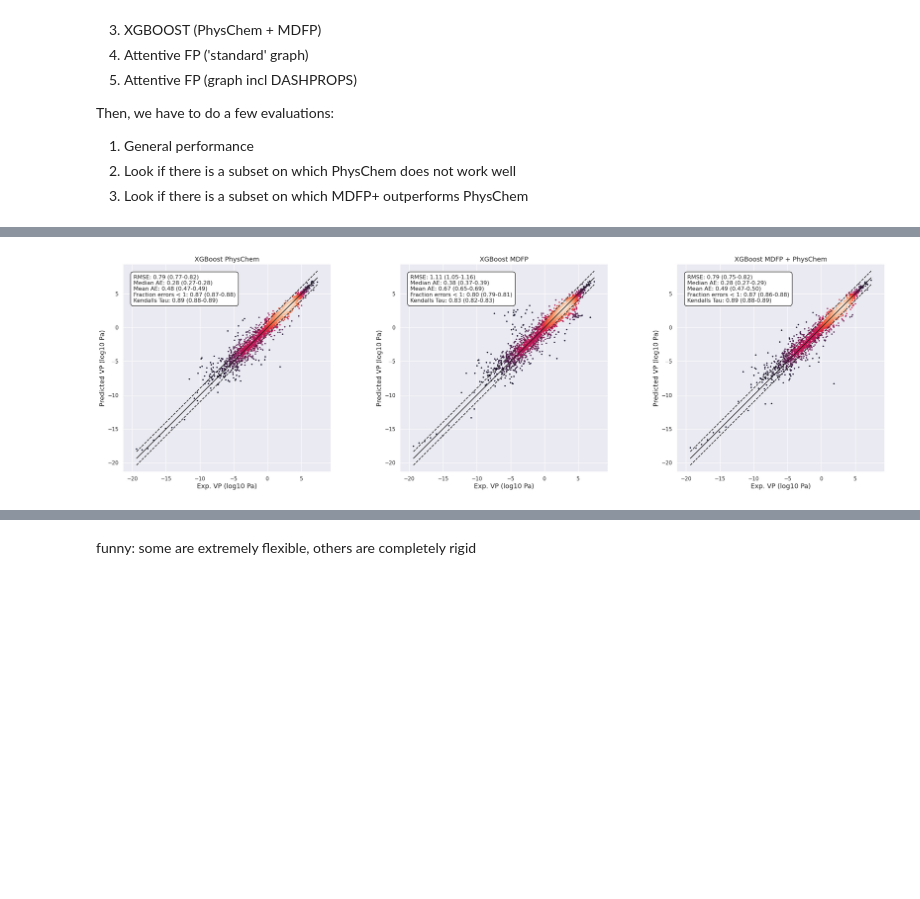
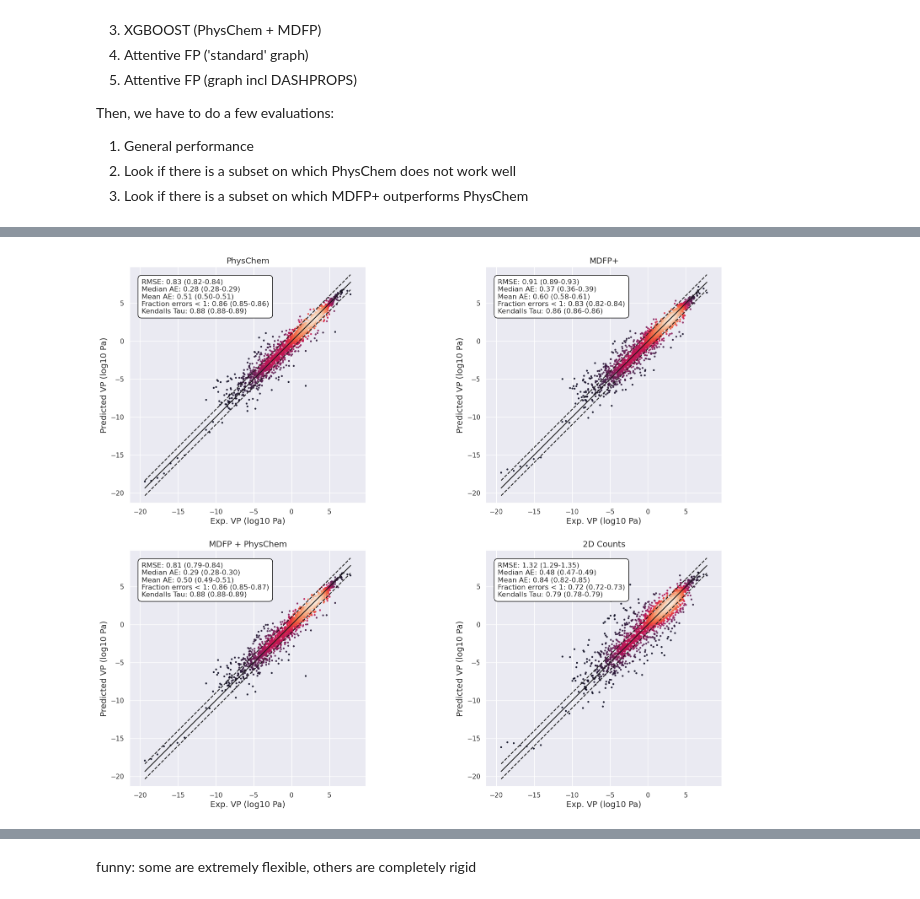
Before and after one commit to Cschiebroek/mdfptools, a Jupyter notebook: carl/data_curation/011_Sampling_test_set.ipynb, the cells around one changed output, grey strips where cells are left out. Cells and saved outputs as stored; diff of their text form; code cells hidden in the pictures; blank space fills up the shorter version.

```diff
--- a/carl/data_curation/011_Sampling_test_set.ipynb
+++ b/carl/data_curation/011_Sampling_test_set.ipynb
@@ -238,7 +238,6 @@ params = { #hyperparameters optimized by Working Wang
     'subsample': 1,
     'colsample_bytree': 1,
 }
-rdkit_feauture_names = df['descriptors'].iloc[0].keys()
-
-pred_list_xgboost_physchem, ys_list_xgboost_physchem, molregnos_xgboost_physchem = XGBOOST_random_splits(params, rdkit_feauture_names)
+RDKit_feature_names = pd.read_pickle('/localhome/cschiebroek/MDFPs/mdfptools/carl/data/outputs/RDKit_2D_descriptors.pkl')
+pred_list_xgboost_physchem, ys_list_xgboost_physchem, molregnos_xgboost_physchem = XGBOOST_random_splits(params, RDKit_feature_names)
 # %% [output]
@@ -267,0 +254,9 @@ Split 10: RMSE = 1.087997321547559
+# %%
+mdfp_features_all = ['NumHeavyAtoms', 'NumRotatableBonds', 'NumN', 'NumO', 'NumF', 'NumP', 'NumS', 'NumCl', 'NumBr', 'NumI',
+                     'water_intra_crf_mean', 'water_intra_crf_std', 'water_intra_crf_median', 'water_intra_lj_mean',
+                     'water_intra_lj_std', 'water_intra_lj_median', 'water_total_crf_mean', 'water_total_crf_std',
+                     'water_total_crf_median', 'water_total_lj_mean', 'water_total_lj_std', 'water_total_lj_median',
+                     'water_intra_ene_mean', 'water_intra_ene_std', 'water_intra_ene_median', 'water_total_ene_mean',
+                     'water_total_ene_std', 'water_total_ene_median', 'water_rgyr_mean', 'water_rgyr_std',
+                     'water_rgyr_median', 'water_sasa_mean', 'water_sasa_std', 'water_sasa_median']
+pred_list_xgboost_mdfp_plus, ys_list_xgboost_mdfp_plus, molregnos_xgboost_mdfp_plus = XGBOOST_random_splits(params, mdfp_features_all)
@@ -272,5 +278,5 @@ mdfp_features_sim_only = ['water_intra_crf_mean', 'water_intra_crf_std', 'water_
                      'water_intra_ene_mean', 'water_intra_ene_std', 'water_intra_ene_median', 'water_total_ene_mean',
                      'water_total_ene_std', 'water_total_ene_median', 'water_rgyr_mean', 'water_rgyr_std',
                      'water_rgyr_median', 'water_sasa_mean', 'water_sasa_std', 'water_sasa_median']
-pred_list_xgboost_mdfp_and_physchem, ys_list_xgboost_mdfp_and_physchem, molregnos_xgboost_mdfp_and_physchem = XGBOOST_random_splits(params, mdfp_features_sim_only + list(rdkit_feauture_names))
+pred_list_xgboost_mdfp_and_physchem, ys_list_xgboost_mdfp_and_physchem, molregnos_xgboost_mdfp_and_physchem = XGBOOST_random_splits(params, mdfp_features_sim_only + list(RDKit_feature_names))
 # %% [output]
@@ -286,0 +293,3 @@ Split 10: RMSE = 0.8032766608193532
+# %%
+features_2d_counts = [f for f in mdfp_features_all if f not in mdfp_features_sim_only]
+pred_list_xgboost_mdfp_counts, ys_list_xgboost_mdfp_counts, molregnos_xgboost_mdfp_counts = XGBOOST_random_splits(params, features_2d_counts)
@@ -389,13 +409,13 @@ def density_plot_multiple_custom_local(reals_list, predictions_list, molregnos_l
     else:
         plt.show()
 # %%
-reals_list = [ys_list_xgboost_physchem, ys_list_xgboost_mdfp_plus, ys_list_xgboost_mdfp_and_physchem]
-predictions_list = [pred_list_xgboost_physchem, pred_list_xgboost_mdfp_plus, pred_list_xgboost_mdfp_and_physchem]
-molregnos_list = [molregnos_xgboost_physchem, molregnos_xgboost_mdfp_plus, molregnos_xgboost_mdfp_plus]
-title = ['XGBoost PhysChem', 'XGBoost MDFP', 'XGBoost MDFP + PhysChem']
-density_plot_multiple_custom_local(reals_list, predictions_list, molregnos_list, title=title, name='XGBoost_MDFP_PhysChem')
+reals_list = [ys_list_xgboost_physchem, ys_list_xgboost_mdfp_plus, ys_list_xgboost_mdfp_and_physchem, ys_list_xgboost_mdfp_counts]
+predictions_list = [pred_list_xgboost_physchem, pred_list_xgboost_mdfp_plus, pred_list_xgboost_mdfp_and_physchem, pred_list_xgboost_mdfp_counts]
+molregnos_list = [molregnos_xgboost_physchem, molregnos_xgboost_mdfp_plus, molregnos_xgboost_mdfp_plus, molregnos_xgboost_mdfp_counts]
+title = ['PhysChem', 'MDFP+', 'MDFP + PhysChem', '2D Counts']
+density_plot_multiple_custom_local(reals_list, predictions_list, molregnos_list, title=title, name='XGBoost_MDFP_PhysChem_2DCounts', dims=(2,2))
 # %% [output]
-[figure, old version]
+[figure, new version]
 # %%
 #save these results in pickle files, store in splits
 import pickle
```
Also changed, not shown: parts of 37 cells of this notebook, 7 other files.
